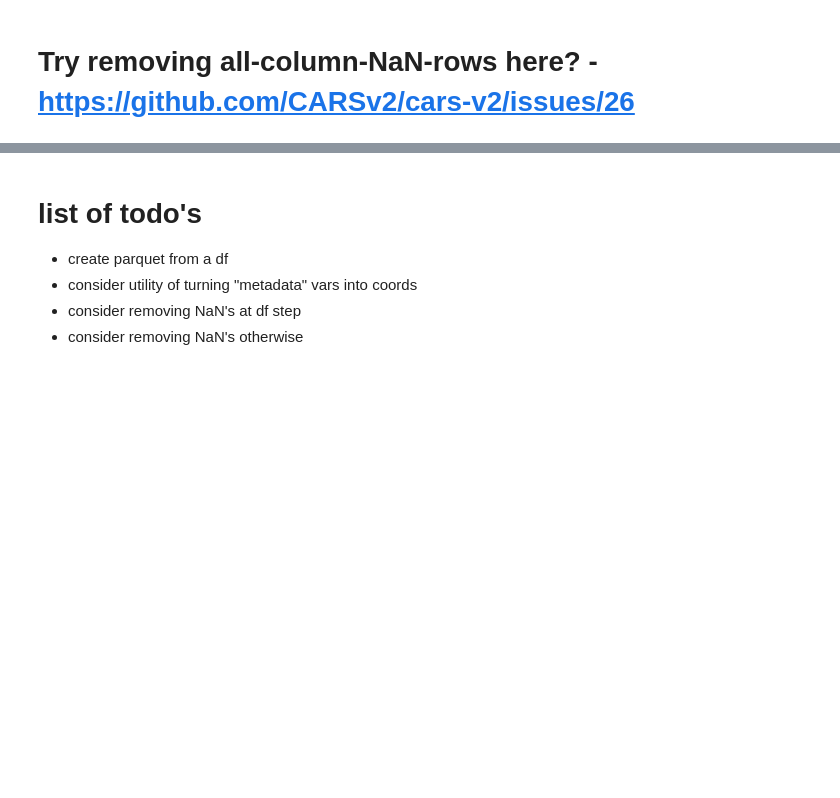
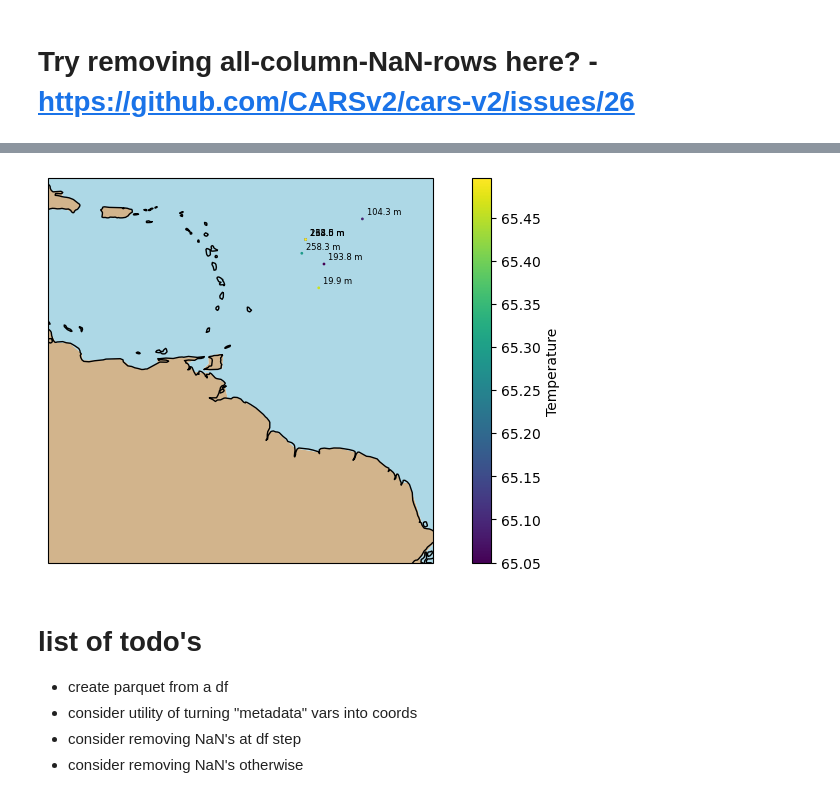
Before and after one commit to CARSv2/cars-v2, a Jupyter notebook: notebooks/CODA-database-sandbox.ipynb, the cells around one changed output, grey strips where cells are left out. Saved outputs shown, nothing was run; the diff lists cells and outputs as text; code cells hidden in the pictures; blank space fills up the shorter version.

```diff
--- a/notebooks/CODA-database-sandbox.ipynb
+++ b/notebooks/CODA-database-sandbox.ipynb
@@ -212,3 +234,44 @@ polars_df[polars_df['z'] >= 2000].compute()
+# %%
+# Step 1: Filter the Polars DataFrame (as in your original code)
+# filtered_pdf = pdf.filter((pl.col('z') >= 50 )& (pl.col('z') <= 150))
+filtered_pdf = pdf.filter((pl.col('Temperature') >= 65))
+
+# Step 2: Convert Polars DataFrame to Pandas for compatibility with CartoPy
+df = filtered_pdf.to_pandas()
+
+# Step 3: Plotting with CartoPy
+fig = plt.figure(figsize=(10, 5))
+ax = plt.axes(projection=ccrs.PlateCarree())
+
+# Add features like coastlines
+ax.coastlines()
+# Add the land feature and specify the color
+land_feature = cfeature.LAND.with_scale('110m')  # Use '110m' for a low-resolution map (faster plotting)
+ax.add_feature(land_feature, facecolor='tan')
+
+# Optionally, add ocean with a different color
+ocean_feature = cfeature.OCEAN.with_scale('110m')
+ax.add_feature(ocean_feature, facecolor='lightblue')
+
+# Step 4: Plot the lat/lon points with their corresponding values
+sc = ax.scatter(df['lon'], df['lat'], c=df['Temperature'], cmap='viridis', s=1, transform=ccrs.PlateCarree())
+
+# Add a colorbar to indicate the values
+plt.colorbar(sc, label='Temperature')
+
+# Step 5: Annotate the points with their z values
+for i, row in df.iterrows():
+    ax.annotate(f"{row['z']:.1f} m", (row['lon'], row['lat']),
+                xytext=(3, 3),  # Offset for the text to not overlap with the point
+                textcoords='offset points',  # Position the text relative to the point
+                fontsize=6,  # Adjust the fontsize
+                color='black')  # Color of the text
+
+# Display the plot
+ax.set_extent([-70, -50, 0, 20], crs=ccrs.PlateCarree())  # Full world map extent
+plt.show()
+# %% [output]
+[figure, added]
 # %% [markdown]
 # list of todo's
 
```
Also changed, not shown: parts of 50 cells of this notebook.
